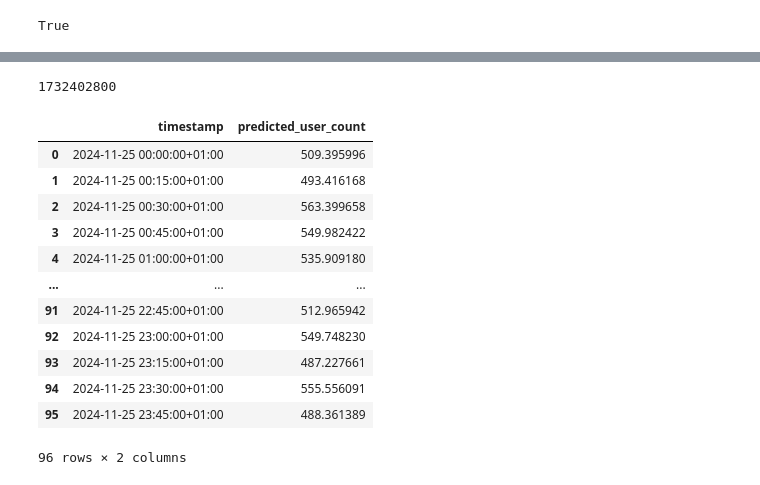
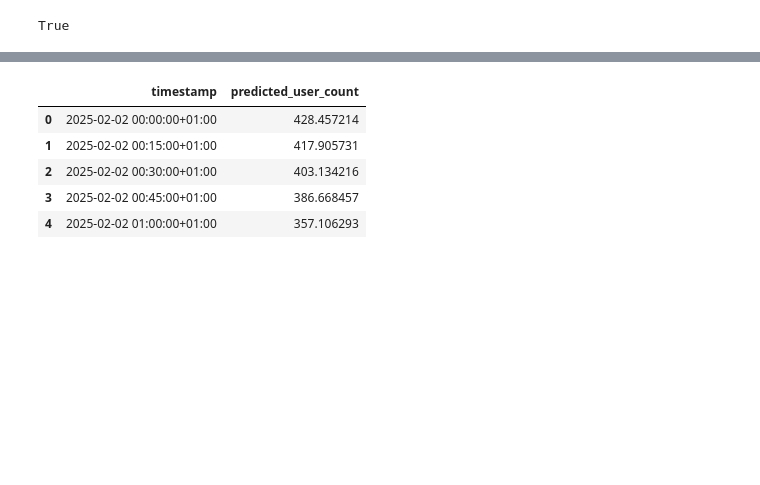
Before and after one commit to bibradar/ml, a Jupyter notebook: tst.ipynb, the cells around one changed output, grey strips where cells are left out. Cells and saved outputs as stored; diff of their text form; code cells hidden in the pictures; blank space fills up the shorter version.

```diff
--- a/tst.ipynb
+++ b/tst.ipynb
@@ -148,28 +221,16 @@ forecasts = list(predictorTST.predict(test_ds))
 # %%
 from data.get_data import load_model_and_get_prediction
 import datetime
-# %%
-int(datetime.datetime.now().replace(hour=0, minute=0, second=0).timestamp() + datetime.time)
-# %% [output]
-1732402800
 # %%
-date = datetime.datetime.now().replace(hour=0, minute=0, second=0) + datetime.timedelta(days=1)
-df = pd.DataFrame(load_model_and_get_prediction(int(date.timestamp()), 1))
+date = datetime.datetime.now().replace(hour=0, minute=0, second=0) + datetime.timedelta(days=70)
+predicted_data = pd.DataFrame(load_model_and_get_prediction(int(date.timestamp()), 1))
+predicted_data.head()
+# %% [output]
+|  | timestamp | predicted_user_count |
+| 0 | 2025-02-02 00:00:00+01:00 | 428.457214 |
+| 1 | 2025-02-02 00:15:00+01:00 | 417.905731 |
+| 2 | 2025-02-02 00:30:00+01:00 | 403.134216 |
+| 3 | 2025-02-02 00:45:00+01:00 | 386.668457 |
+| 4 | 2025-02-02 01:00:00+01:00 | 357.106293 |
-# %%
-df
-# %% [output]
-|  | timestamp | predicted_user_count |
-| 0 | 2024-11-25 00:00:00+01:00 | 509.395996 |
-| 1 | 2024-11-25 00:15:00+01:00 | 493.416168 |
-| 2 | 2024-11-25 00:30:00+01:00 | 563.399658 |
-| 3 | 2024-11-25 00:45:00+01:00 | 549.982422 |
-| 4 | 2024-11-25 01:00:00+01:00 | 535.909180 |
-| ... | ... | ... |
-| 91 | 2024-11-25 22:45:00+01:00 | 512.965942 |
-| 92 | 2024-11-25 23:00:00+01:00 | 549.748230 |
-| 93 | 2024-11-25 23:15:00+01:00 | 487.227661 |
-| 94 | 2024-11-25 23:30:00+01:00 | 555.556091 |
-| 95 | 2024-11-25 23:45:00+01:00 | 488.361389 |
-96 rows × 2 columns
 # %%
 plt.figure(figsize=(10, 6))
```
Also changed, not shown: parts of 6 cells of this notebook.
